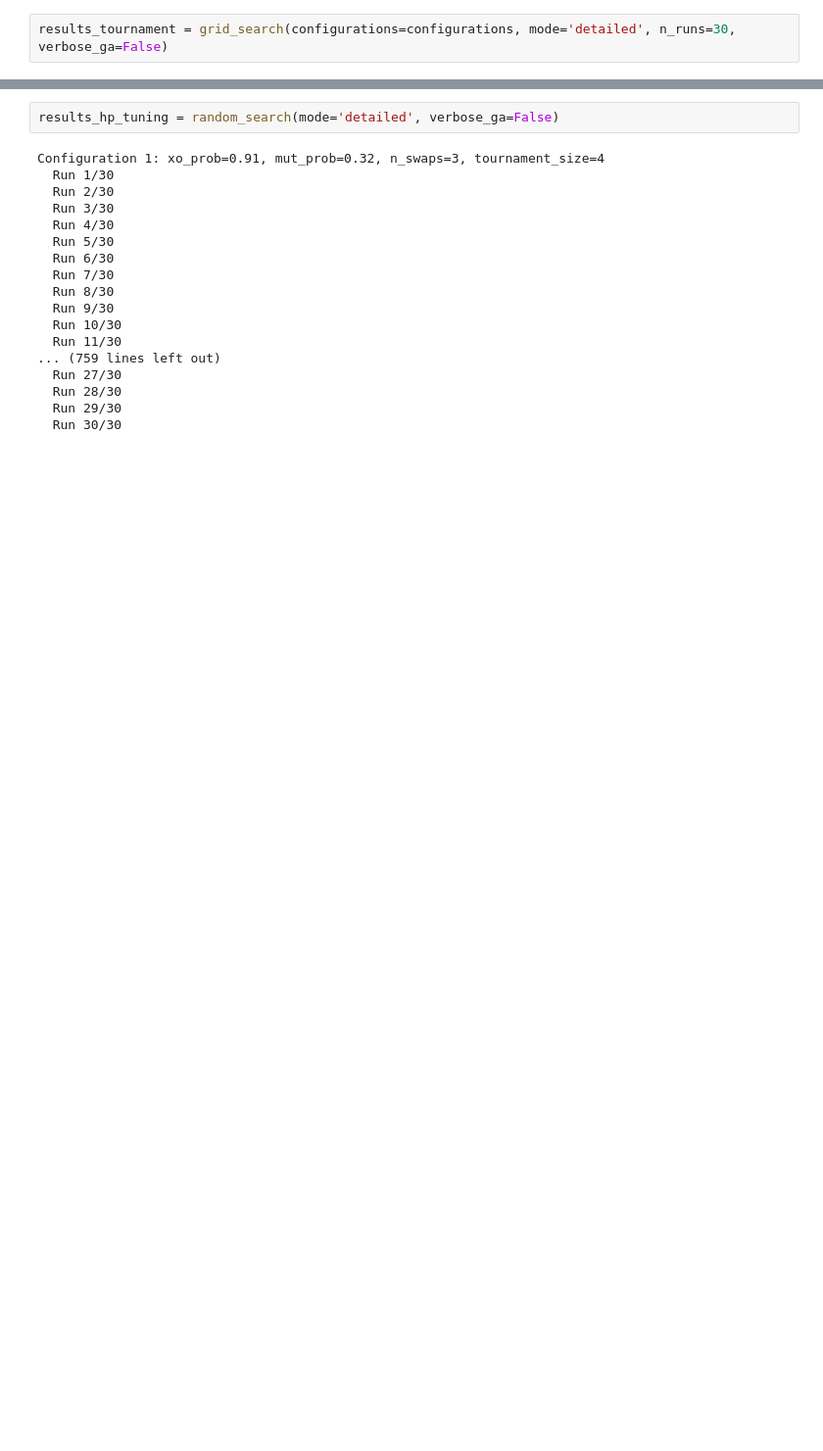
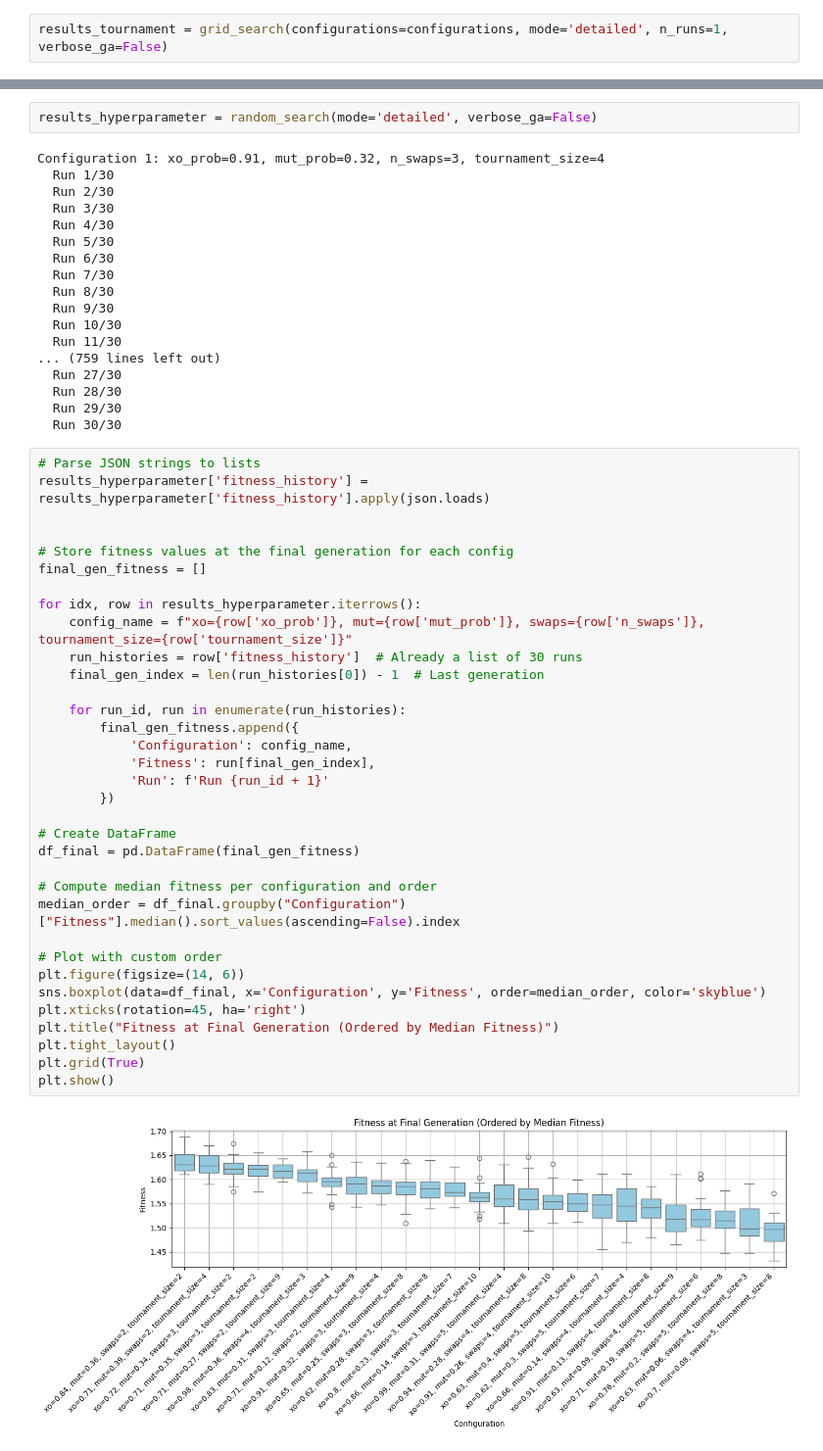
Before and after one commit to mgalao/computational-intelligence-for-optimization-project, a Jupyter notebook: notebooks_and_results/run_experiments.ipynb, the cells around one changed output, grey strips where cells are left out. Shown at 98% size. Saved outputs shown, nothing was run; the diff lists cells and outputs as text; blank space fills up the shorter version.

```diff
--- a/notebooks_and_results/run_experiments.ipynb
+++ b/notebooks_and_results/run_experiments.ipynb
@@ -58,6 +40,6 @@ selection_methods = [tournament_selection]
 
 configurations= list(product(crossover_operators, mutation_operators, selection_methods))
 # %%
-results_tournament = grid_search(configurations=configurations, mode='detailed', n_runs=30, verbose_ga=False)
+results_tournament = grid_search(configurations=configurations, mode='detailed', n_runs=1, verbose_ga=False)
 # %% [output]
 Run 1 - Selection: tournament_selection | Crossover: pmx_crossover | Mutation: preserve_best_slots_mutation
@@ -244,5 +231,5 @@ plt.show()
 # %%
-results_hp_tuning = random_search(mode='detailed', verbose_ga=False)
+results_hyperparameter = random_search(mode='detailed', verbose_ga=False)
 # %% [output]
 Configuration 1: xo_prob=0.91, mut_prob=0.32, n_swaps=3, tournament_size=4
   Run 1/30
@@ -261,4 +248,40 @@ Configuration 1: xo_prob=0.91, mut_prob=0.32, n_swaps=3, tournament_size=4
   Run 28/30
   Run 29/30
   Run 30/30
+# %%
+# Parse JSON strings to lists
+results_hyperparameter['fitness_history'] = results_hyperparameter['fitness_history'].apply(json.loads)
+
+
+# Store fitness values at the final generation for each config
+final_gen_fitness = []
+
+for idx, row in results_hyperparameter.iterrows():
+    config_name = f"xo={row['xo_prob']}, mut={row['mut_prob']}, swaps={row['n_swaps']}, tournament_size={row['tournament_size']}"
+    run_histories = row['fitness_history']  # Already a list of 30 runs
+    final_gen_index = len(run_histories[0]) - 1  # Last generation
+
+    for run_id, run in enumerate(run_histories):
+        final_gen_fitness.append({
+            'Configuration': config_name,
+            'Fitness': run[final_gen_index],
+            'Run': f'Run {run_id + 1}'
+        })
+
+# Create DataFrame
+df_final = pd.DataFrame(final_gen_fitness)
+
+# Compute median fitness per configuration and order
+median_order = df_final.groupby("Configuration")["Fitness"].median().sort_values(ascending=False).index
+
+# Plot with custom order
+plt.figure(figsize=(14, 6))
+sns.boxplot(data=df_final, x='Configuration', y='Fitness', order=median_order, color='skyblue')
+plt.xticks(rotation=45, ha='right')
+plt.title("Fitness at Final Generation (Ordered by Median Fitness)")
+plt.tight_layout()
+plt.grid(True)
+plt.show()
+# %% [output]
+[figure, added]
 # %%
```
Also changed, not shown: parts of 34 cells of this notebook.
